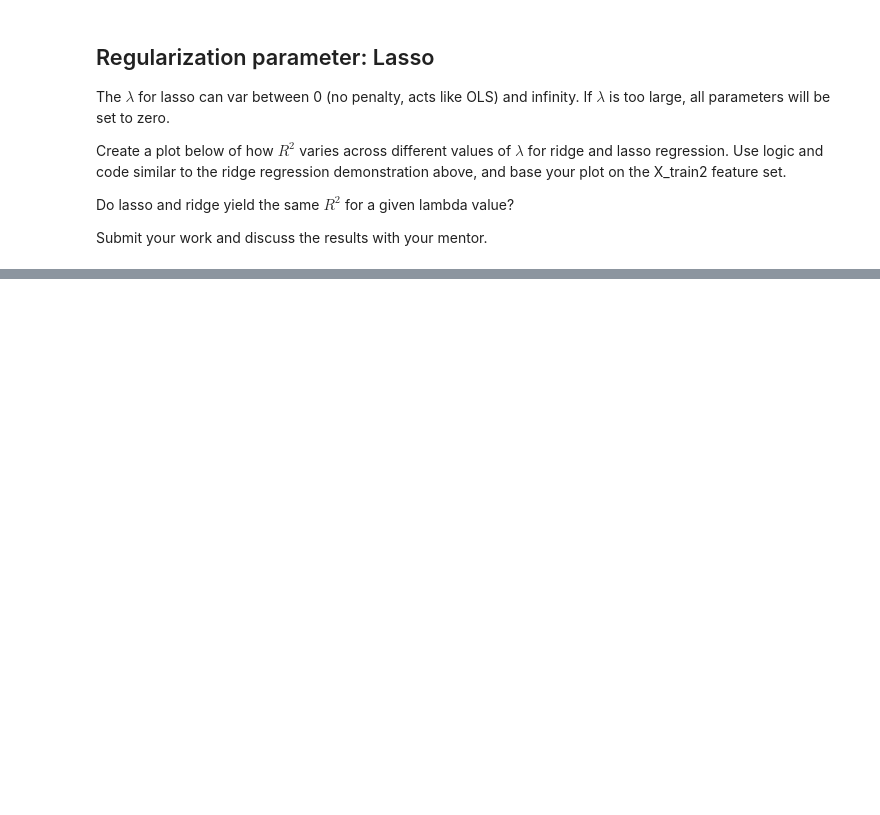
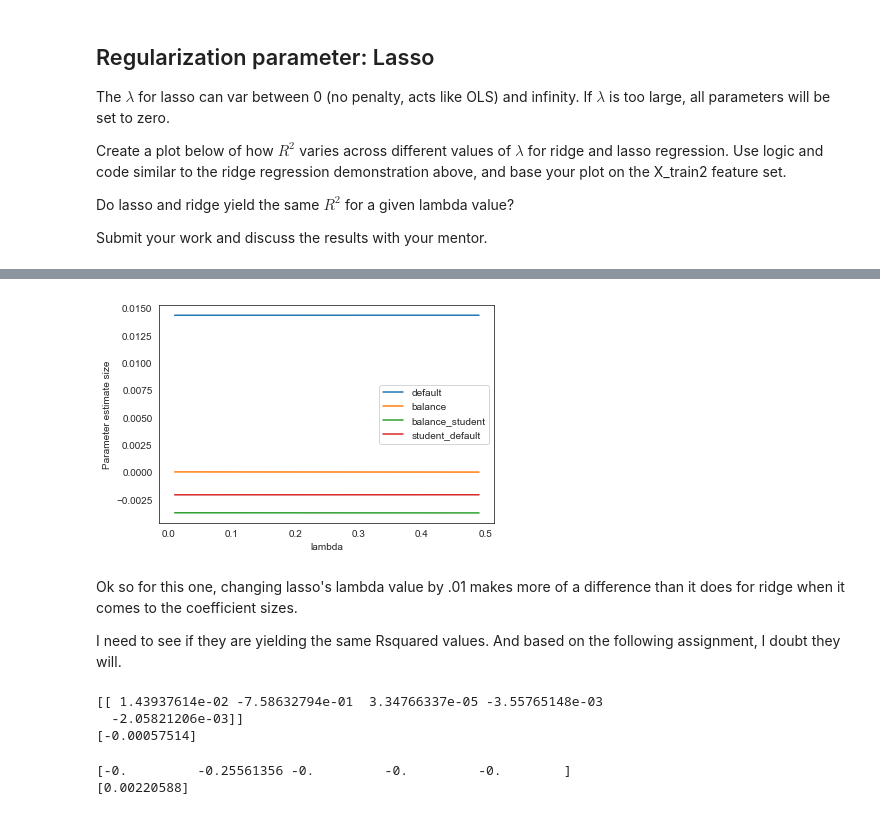
Before and after one commit to Lukede9/Thinkful, a Jupyter notebook: Bootcamp/Unit 3/Lesson 3/Ridge and Lasso Regression.ipynb, the cells around one changed output, grey strips where cells are left out. Drawn from its saved outputs; the diff is of its cells as text; code cells hidden in the pictures; blank space fills up the shorter version.

```diff
--- a/Bootcamp/Unit 3/Lesson 3/Ridge and Lasso Regression.ipynb
+++ b/Bootcamp/Unit 3/Lesson 3/Ridge and Lasso Regression.ipynb
@@ -215,0 +182,38 @@ I still need to make it somehow return the dataframe and then I can graph the tw
+# %%
+labels = []
+for col in ridge_alpha.drop(columns=['alpha', 'student']):
+    plt.plot(ridge_alpha['alpha'], ridge_alpha[col])
+    labels.append(col)
+
+plt.xlabel('lambda')
+plt.ylabel('Parameter estimate size')
+plt.legend(labels)
+plt.show()
+# %% [output]
+[figure, added]
+# %% [markdown]
+Ok so for this one, changing lasso's lambda value by .01 makes more of a difference than it does for ridge when it comes to the coefficient sizes.
+
+I need to see if they are yielding the same Rsquared values. And based on the following assignment, I doubt they will.
+# %%
+ridgereg = linear_model.Ridge(alpha=.5)
+ridgid = ridgereg.fit(X_train2, Y_train)
+ridge_y_pred = ridgid.predict(X_train2)
+
+print(ridgid.coef_)
+print(ridgid.intercept_)
+# %% [output]
+[[ 1.43937614e-02 -7.58632794e-01  3.34766337e-05 -3.55765148e-03
+  -2.05821206e-03]]
+[-0.00057514]
+# %%
+lassoreg = linear_model.Lasso(alpha=.5)
+lasseau = lassoreg.fit(X_train2, Y_train)
+lasso_y_pred = lasseau.predict(X_train2)
+
+
+print(lasseau.coef_)
+print(lasseau.intercept_)
+# %% [output]
+[-0.         -0.25561356 -0.         -0.         -0.        ]
+[0.00220588]
```
Also changed, not shown: parts of 9 cells of this notebook, 3 other files.
